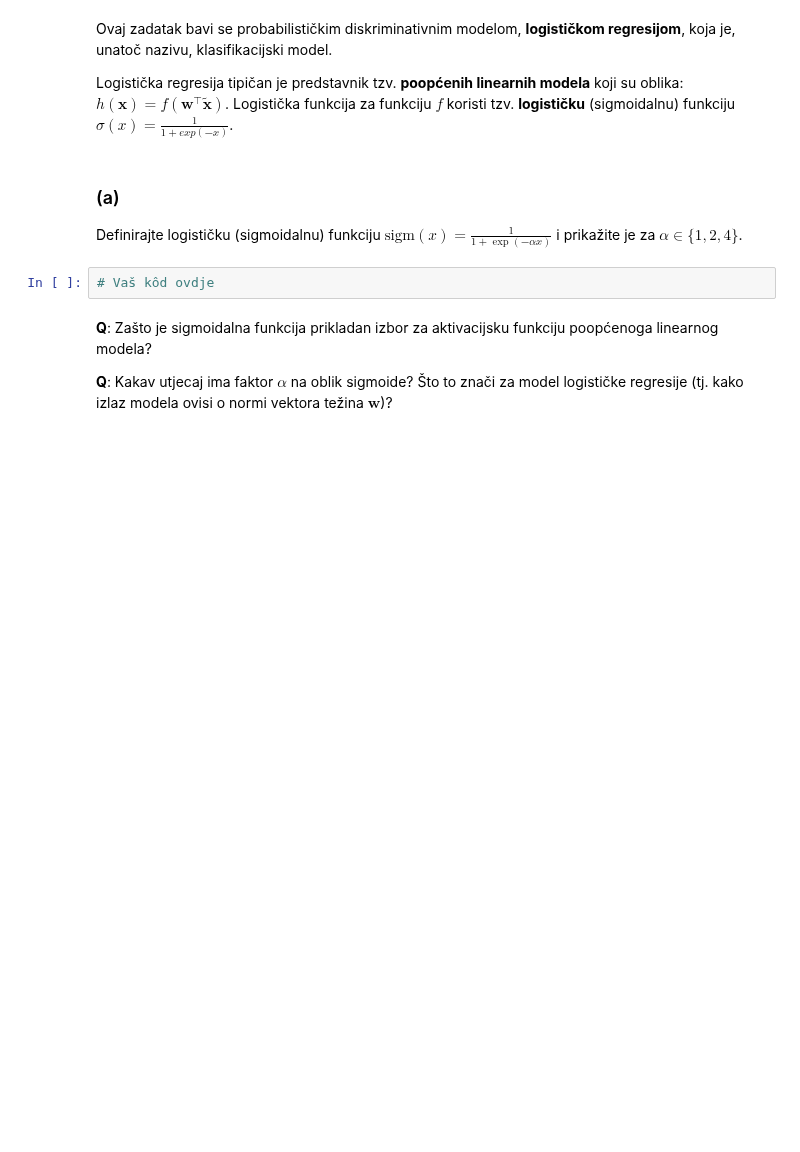
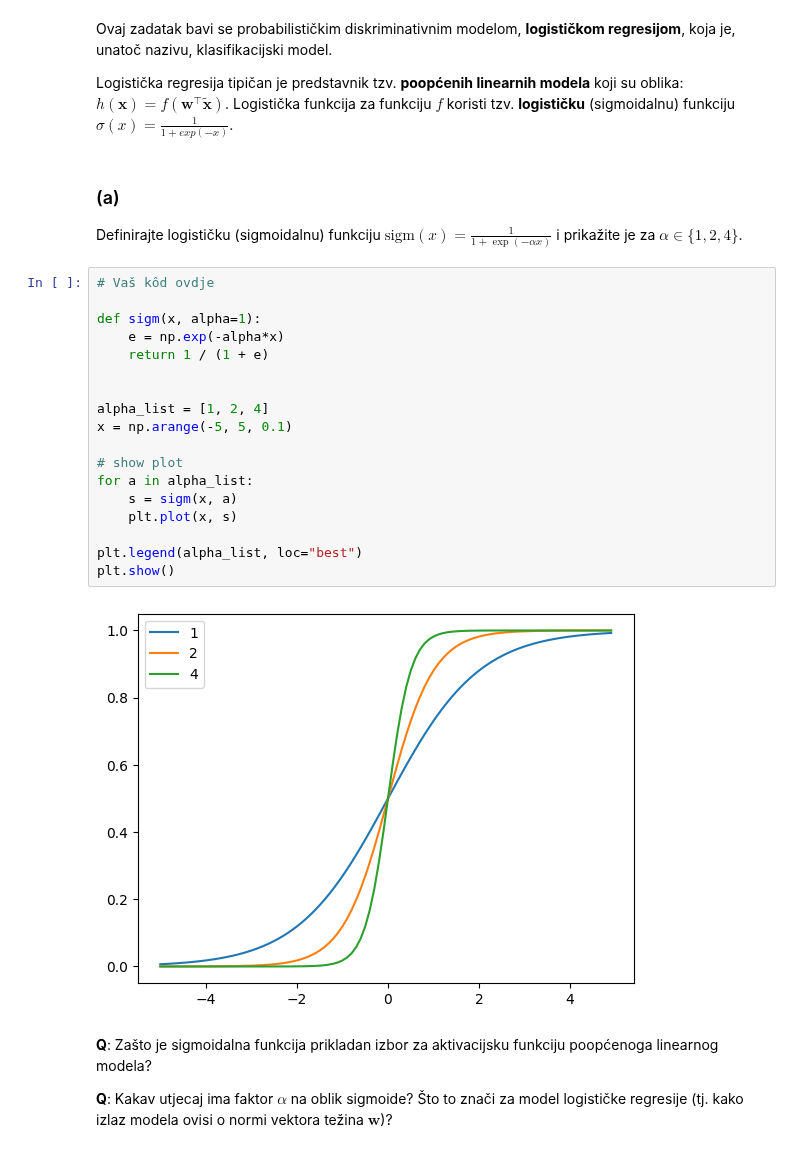
Before and after one commit to sskender/machine-learning-1, a Jupyter notebook: SU1-2022-LAB2.ipynb, the cells around one changed output. Saved outputs shown, nothing was run; the diff lists cells and outputs as text; blank space fills up the shorter version.

```diff
--- a/SU1-2022-LAB2.ipynb
+++ b/SU1-2022-LAB2.ipynb
@@ -290,8 +290,26 @@ Logistička regresija tipičan je predstavnik tzv. **poopćenih linearnih modela
 ### (a)
 
 Definirajte logističku (sigmoidalnu) funkciju $\mathrm{sigm}(x)=\frac{1}{1+\exp(-\alpha x)}$ i prikažite je za $\alpha\in\{1,2,4\}$.
-# %%
-# Vaš kôd ovdje
+# %%
+# Vaš kôd ovdje
+
+def sigm(x, alpha=1):
+    e = np.exp(-alpha*x)
+    return 1 / (1 + e)
+
+
+alpha_list = [1, 2, 4]
+x = np.arange(-5, 5, 0.1)
+
+# show plot
+for a in alpha_list:
+    s = sigm(x, a)
+    plt.plot(x, s)
+
+plt.legend(alpha_list, loc="best")
+plt.show()
+# %% [output]
+[figure, added]
 # %% [markdown]
 **Q**: Zašto je sigmoidalna funkcija prikladan izbor za aktivacijsku funkciju poopćenoga linearnog modela?
 </br>
```
Also changed, not shown: parts of 25 cells of this notebook.
